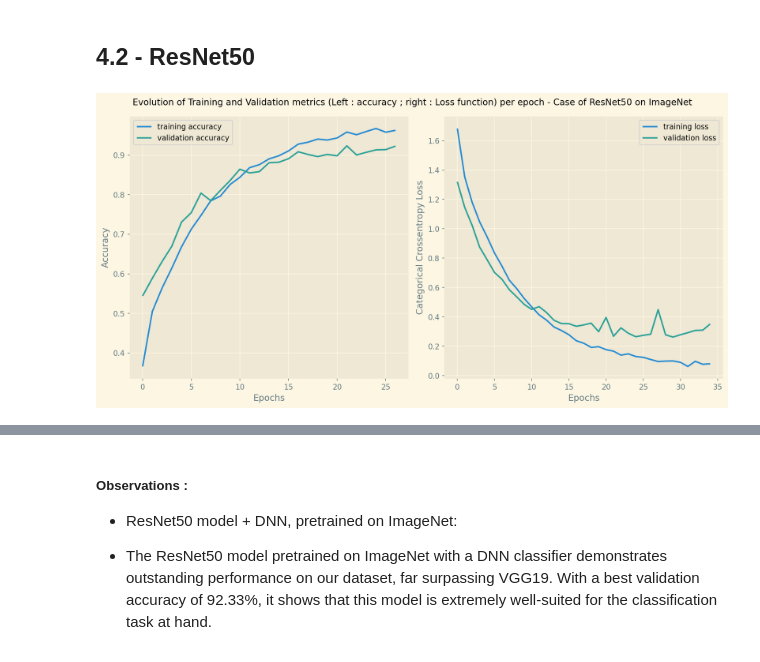
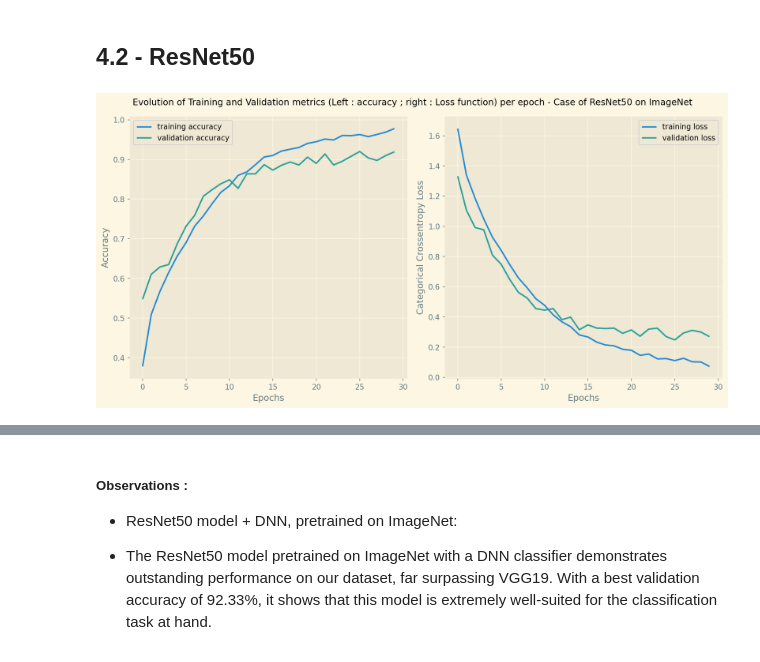
Before and after one commit to Psemp/MeteorID, a Jupyter notebook: notebooks/modelisation_cnn_meteorite_type_id.ipynb, the cells around one changed output, grey strips where cells are left out. Saved outputs shown, nothing was run; the diff lists cells and outputs as text; code cells hidden in the pictures.

```diff
--- a/notebooks/modelisation_cnn_meteorite_type_id.ipynb
+++ b/notebooks/modelisation_cnn_meteorite_type_id.ipynb
@@ -655,36 +655,36 @@ fig, (ax1, ax2) = plt.subplots(
     nrows=1,
     figsize=(12, 6),
     dpi=170,
 )
 
 training_accuracy_res50 = resnet50_history.history["accuracy"]
 validation_accuracy_res50 = resnet50_history.history["val_accuracy"]
 
-training_loss_res50 = history.history["loss"]
-validation_loss_res50 = history.history["val_loss"]
+training_loss_res50 = resnet50_history.history["loss"]
+validation_loss_res50 = resnet50_history.history["val_loss"]
 
 ax1.plot(training_accuracy_res50, label="training accuracy")
 ax1.plot(validation_accuracy_res50, label="validation accuracy")
 
 ax2.plot(training_loss_res50, label="training loss")
 ax2.plot(validation_loss_res50, label="validation loss")
 
 ###
 # Titles/Lables
 ax1.legend()
 ax1.set_xlabel("Epochs")
 ax1.set_ylabel("Accuracy")
 ax2.legend()
 ax2.set_xlabel("Epochs")
 ax2.set_ylabel("Categorical Crossentropy Loss")
 fig.suptitle("Evolution of Training and Validation metrics (Left : accuracy ; right : Loss function) per epoch - Case of ResNet50 on ImageNet")
 #
 ###
 
 fig.tight_layout()
 plt.show()
 # %% [output]
-[figure, old version]
+[figure, new version]
 # %%
 best_acccuracy_res50 = accuracy_score(y_true=y_test_le, y_pred=y_predict_resnet50)
 
```
Also changed, not shown: parts of 17 cells of this notebook, 1 other file.
